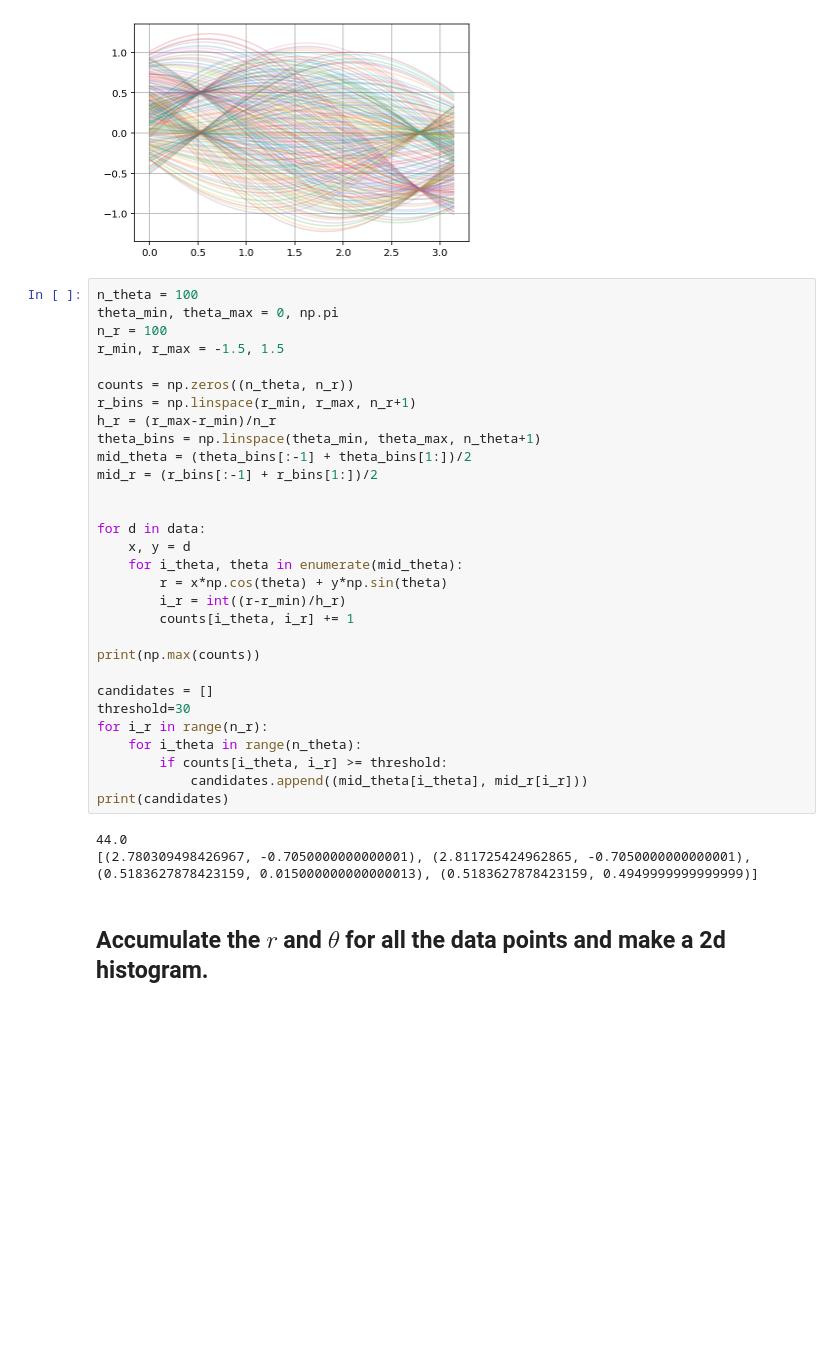
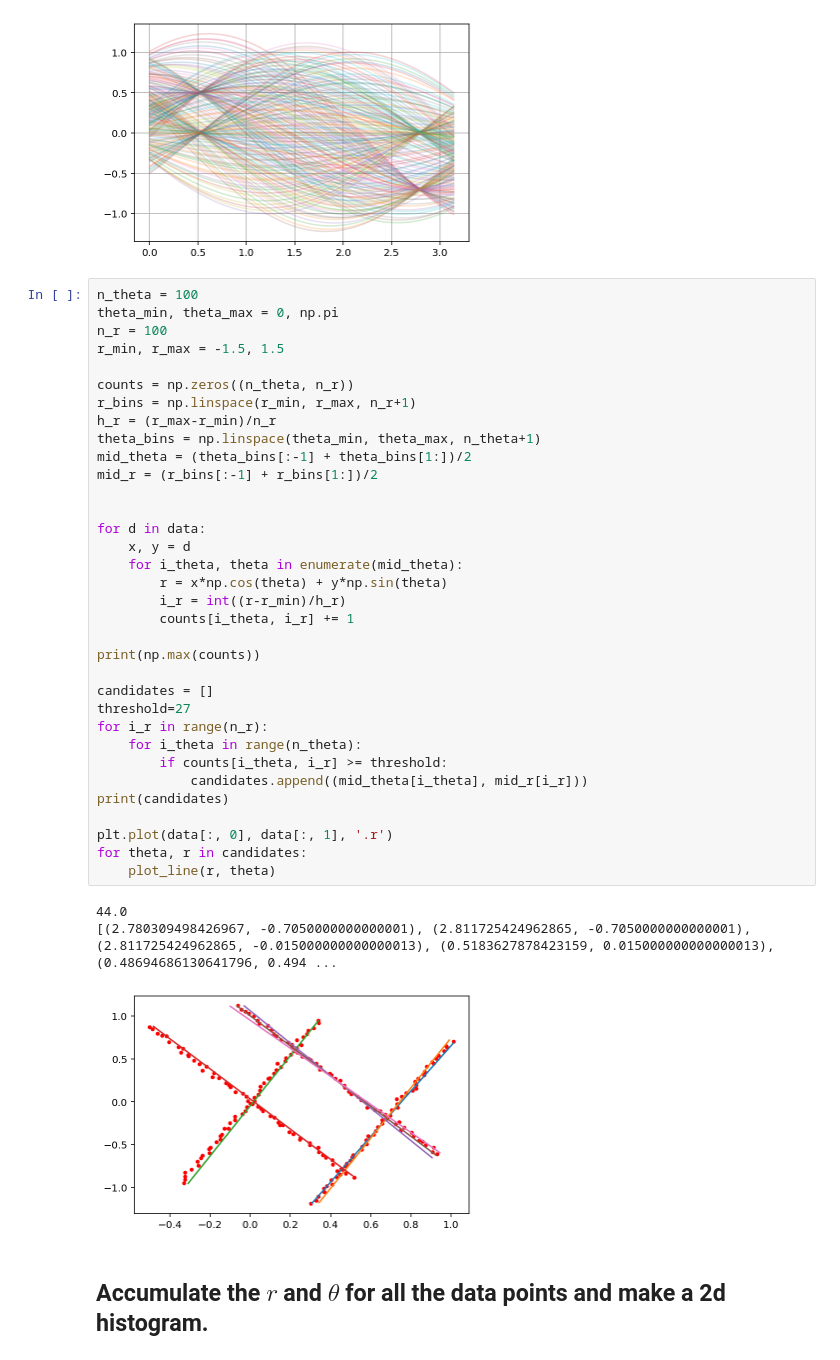
Before and after one commit to MUIC-Numerical-Methods-2018/extra-2-hough-transform, a Jupyter notebook: HoughTransform.ipynb, the cells around one changed output. Cells and saved outputs as stored; diff of their text form; blank space fills up the shorter version.

```diff
--- a/HoughTransform.ipynb
+++ b/HoughTransform.ipynb
@@ -72,35 +72,40 @@ plt.grid()
 n_theta = 100
 theta_min, theta_max = 0, np.pi
 n_r = 100
 r_min, r_max = -1.5, 1.5
 
 counts = np.zeros((n_theta, n_r))
 r_bins = np.linspace(r_min, r_max, n_r+1)
 h_r = (r_max-r_min)/n_r
 theta_bins = np.linspace(theta_min, theta_max, n_theta+1)
 mid_theta = (theta_bins[:-1] + theta_bins[1:])/2
 mid_r = (r_bins[:-1] + r_bins[1:])/2
 
 
 for d in data:
     x, y = d
     for i_theta, theta in enumerate(mid_theta):
         r = x*np.cos(theta) + y*np.sin(theta)
         i_r = int((r-r_min)/h_r)
         counts[i_theta, i_r] += 1
 
 print(np.max(counts))
 
 candidates = []
-threshold=30
+threshold=27
 for i_r in range(n_r):
     for i_theta in range(n_theta):
         if counts[i_theta, i_r] >= threshold:
             candidates.append((mid_theta[i_theta], mid_r[i_r]))
 print(candidates)
+
+plt.plot(data[:, 0], data[:, 1], '.r')
+for theta, r in candidates:
+    plot_line(r, theta)
 # %% [output]
 44.0
-[(2.780309498426967, -0.7050000000000001), (2.811725424962865, -0.7050000000000001), (0.5183627878423159, 0.015000000000000013), (0.5183627878423159, 0.4949999999999999)]
+[(2.780309498426967, -0.7050000000000001), (2.811725424962865, -0.7050000000000001), (2.811725424962865, -0.015000000000000013), (0.5183627878423159, 0.015000000000000013), (0.48694686130641796, 0.494 ...
+[figure, added]
 # %% [markdown]
 ## Accumulate the $r$ and $\theta$ for all the data points and make a 2d histogram.
 # %%
```
